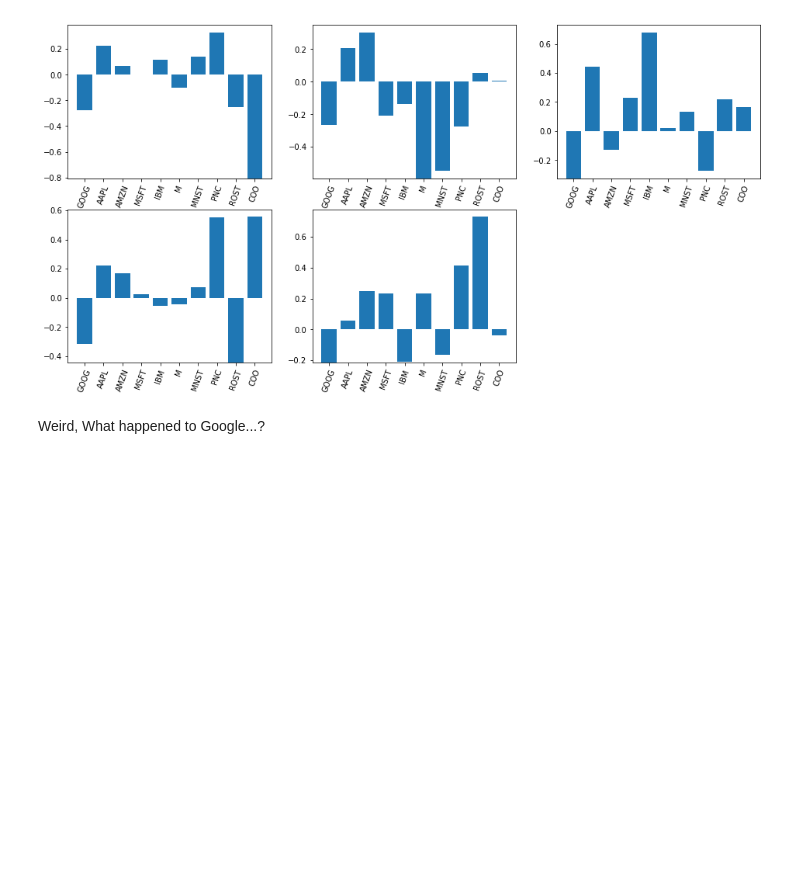
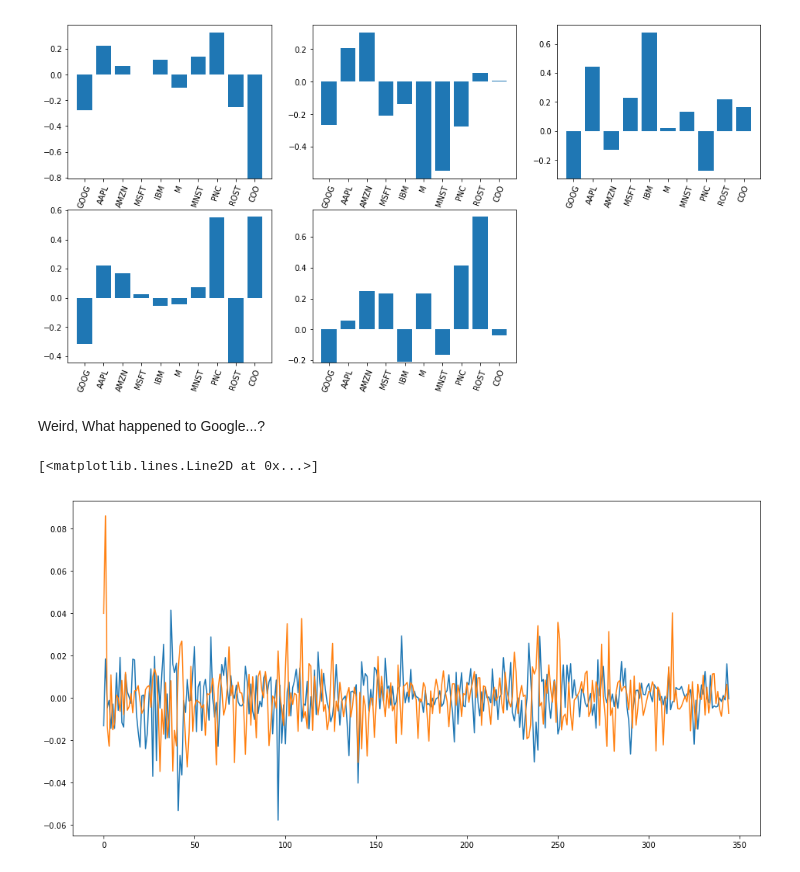
Before and after one commit to aFriendofVi/TrumpFactor, a Jupyter notebook: TrumpFactor.ipynb, the cells around one changed output. Drawn from its saved outputs; the diff is of its cells as text; code cells hidden in the pictures; blank space fills up the shorter version.

```diff
--- a/TrumpFactor.ipynb
+++ b/TrumpFactor.ipynb
@@ -164,3 +164,10 @@ for j in range(dimension):
 [figure]
 # %% [markdown]
 Weird, What happened to Google...?
+# %%
+fig2 = plt.figure(figsize=(16, 8))
+plt.plot(M[['GOOG']].values)
+plt.plot(F[:,0])
+# %% [output]
+[<matplotlib.lines.Line2D at 0x...>]
+[figure, added]
```
Also changed, not shown: parts of 1 cell of this notebook, 1 other file.
